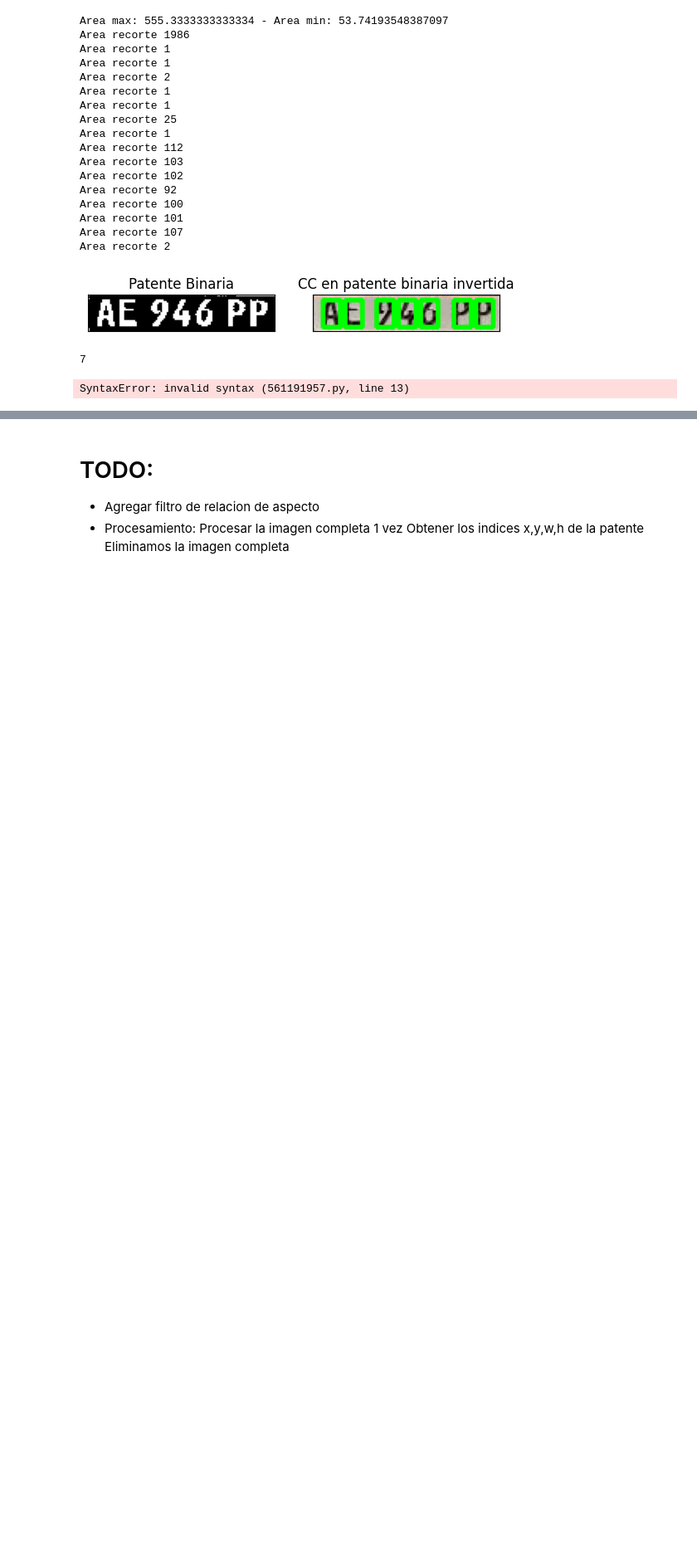
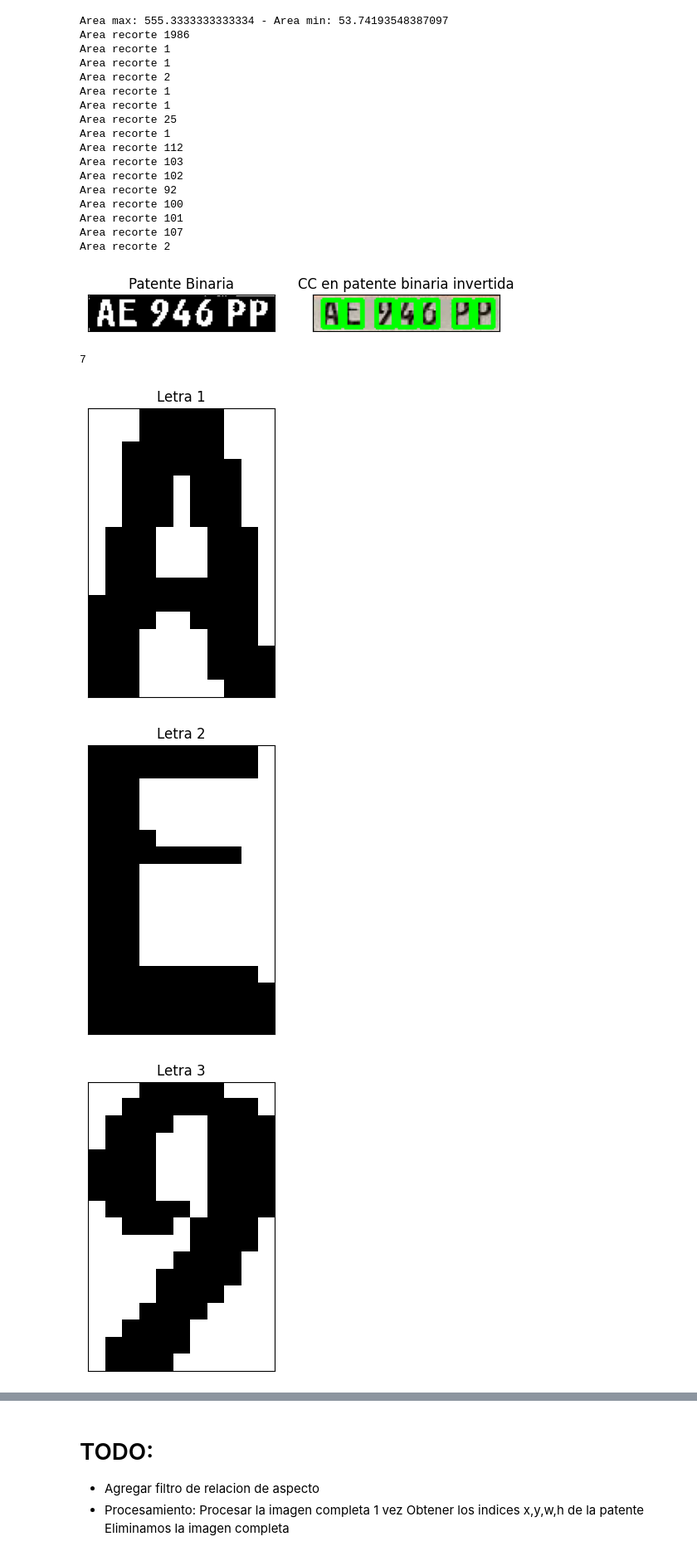
Before and after one commit to sleepydogo/plate-cv, a Jupyter notebook: Tests.ipynb, the cells around one changed output, grey strips where cells are left out. Shown at 83% size. Cells and saved outputs as stored; diff of their text form; code cells hidden in the pictures; blank space fills up the shorter version.

```diff
--- a/Tests.ipynb
+++ b/Tests.ipynb
@@ -280,21 +280,25 @@ print(len(stats_letras))
 # %%
 ## Recortamos y mostramos las letras
 def recortar_imagen(img, selec):
     recorte = img[
     selec[1] :
     selec[1] + selec[3],
     selec[0]:
     selec[0] + selec[2]
     ].copy()
     return recorte.copy()
 
+array_letras = []
+
 for i in range(len(stats_letras)):
-    letra = recortar_imagen(patente, stats_letras[i])
-    letra_binarizada =
+    letra = recortar_imagen(patente_binarizada, stats_letras[i])
+    array_letras.append(letra)
     plt.subplot(1, 2, 1)
     plt.imshow(letra, cmap='gray')
     plt.title(f'Letra {i+1}')
     plt.xticks([]), plt.yticks([])
     plt.show()
 # %% [output]
-SyntaxError: invalid syntax (561191957.py, line 13)
+[figure, added]
+[figure, added]
+[figure, added]
```
Also changed, not shown: parts of 5 cells of this notebook, 1 other file.
